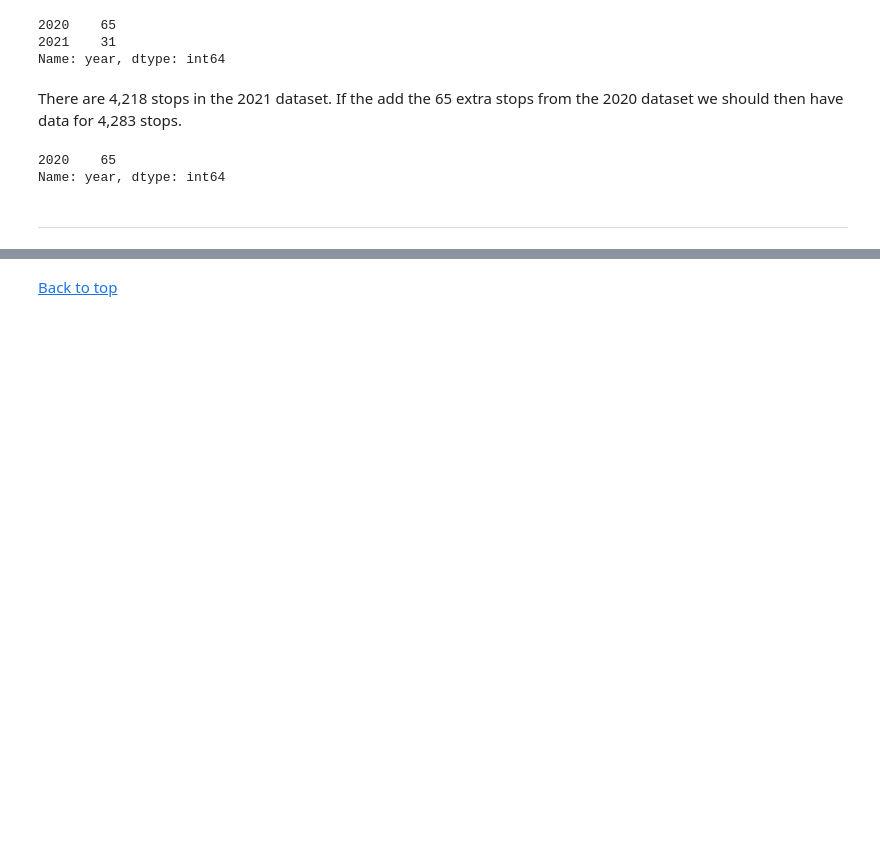
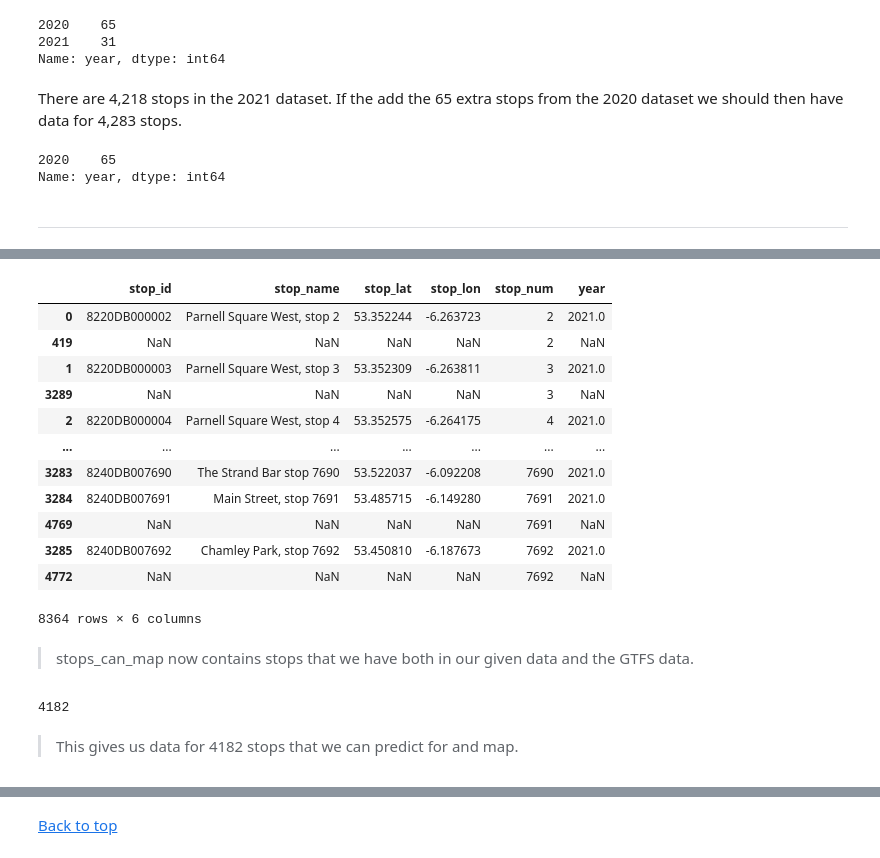
Before and after one commit to CityRoute/Data-Analytics-CityRoute, a Jupyter notebook: Dublin_Bus_GTFS/Bus-Stop-Analysis.ipynb, the cells around one changed output, grey strips where cells are left out. Cells and saved outputs as stored; diff of their text form; code cells hidden in the pictures; blank space fills up the shorter version.

```diff
--- a/Dublin_Bus_GTFS/Bus-Stop-Analysis.ipynb
+++ b/Dublin_Bus_GTFS/Bus-Stop-Analysis.ipynb
@@ -596,0 +619,2 @@ given_stops['stop_num'] = given_stops['stop_num'].astype('int64')
+# %%
+df_concat = pd.concat([df_2021, given_stops])
@@ -596,0 +637,20 @@ given_stops['stop_num'] = given_stops['stop_num'].astype('int64')
+# %%
+stops_can_map = df_concat[df_concat.duplicated(subset=['stop_num'], keep=False)]
+# %%
+stops_can_map.sort_values('stop_num')
+# %% [output]
+|  | stop_id | stop_name | stop_lat | stop_lon | stop_num | year |
+| 0 | 8220DB000002 | Parnell Square West, stop 2 | 53.352244 | -6.263723 | 2 | 2021.0 |
+| 419 | NaN | NaN | NaN | NaN | 2 | NaN |
+| 1 | 8220DB000003 | Parnell Square West, stop 3 | 53.352309 | -6.263811 | 3 | 2021.0 |
+| 3289 | NaN | NaN | NaN | NaN | 3 | NaN |
+| 2 | 8220DB000004 | Parnell Square West, stop 4 | 53.352575 | -6.264175 | 4 | 2021.0 |
+| ... | ... | ... | ... | ... | ... | ... |
+| 3283 | 8240DB007690 | The Strand Bar stop 7690 | 53.522037 | -6.092208 | 7690 | 2021.0 |
+| 3284 | 8240DB007691 | Main Street, stop 7691 | 53.485715 | -6.149280 | 7691 | 2021.0 |
+| 4769 | NaN | NaN | NaN | NaN | 7691 | NaN |
+| 3285 | 8240DB007692 | Chamley Park, stop 7692 | 53.450810 | -6.187673 | 7692 | 2021.0 |
+| 4772 | NaN | NaN | NaN | NaN | 7692 | NaN |
+8364 rows × 6 columns
+# %% [markdown]
+> stops_can_map now contains stops that we have both in our given data and the GTFS data.
@@ -596,0 +662,7 @@ given_stops['stop_num'] = given_stops['stop_num'].astype('int64')
+# %%
+# print the number of rows
+stops_can_map.shape[0]
+# %% [output]
+4182
+# %% [markdown]
+> This gives us data for 4182 stops that we can predict for and map.
```
Also changed, not shown: parts of 36 cells of this notebook.
